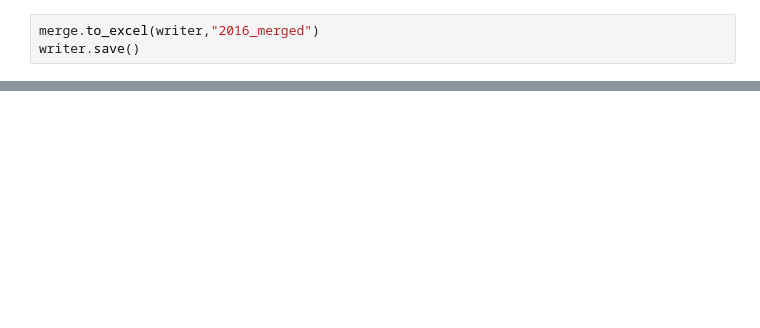
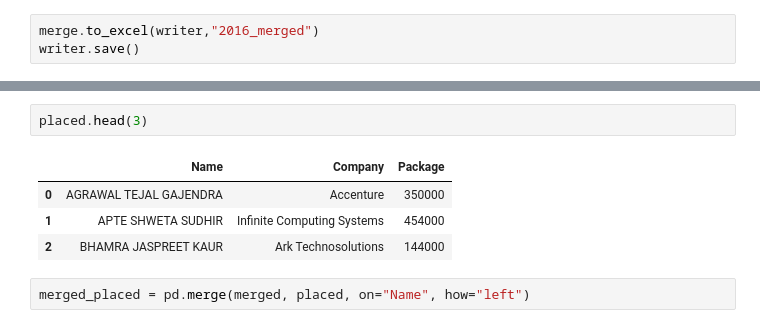
Before and after one commit to Purteeeek/Student-Placement-Guidance, a Jupyter notebook: Cleaning Notebooks/2016-Passout/Sem3-Sem6_2016.ipynb, the cells around one changed output, grey strips where cells are left out. Saved outputs shown, nothing was run; the diff lists cells and outputs as text; blank space fills up the shorter version.

```diff
--- a/Cleaning Notebooks/2016-Passout/Sem3-Sem6_2016.ipynb
+++ b/Cleaning Notebooks/2016-Passout/Sem3-Sem6_2016.ipynb
@@ -157,0 +172,9 @@ writer.save()
+# %%
+placed.head(3)
+# %% [output]
+|  | Name | Company | Package |
+| 0 | AGRAWAL TEJAL GAJENDRA | Accenture | 350000 |
+| 1 | APTE SHWETA SUDHIR | Infinite Computing Systems | 454000 |
+| 2 | BHAMRA JASPREET KAUR | Ark Technosolutions | 144000 |
+# %%
+merged_placed = pd.merge(merged, placed, on="Name", how="left")
```
Also changed, not shown: parts of 15 cells of this notebook, 12 other files.
